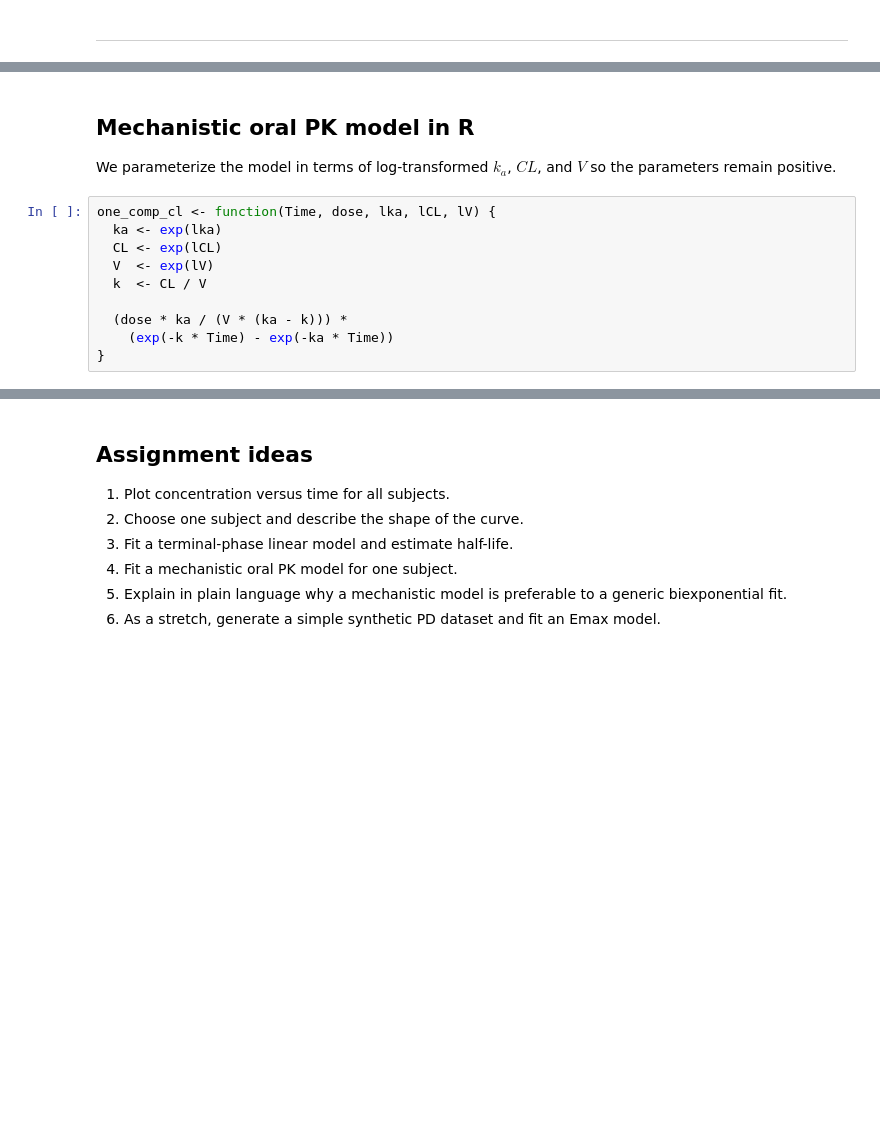
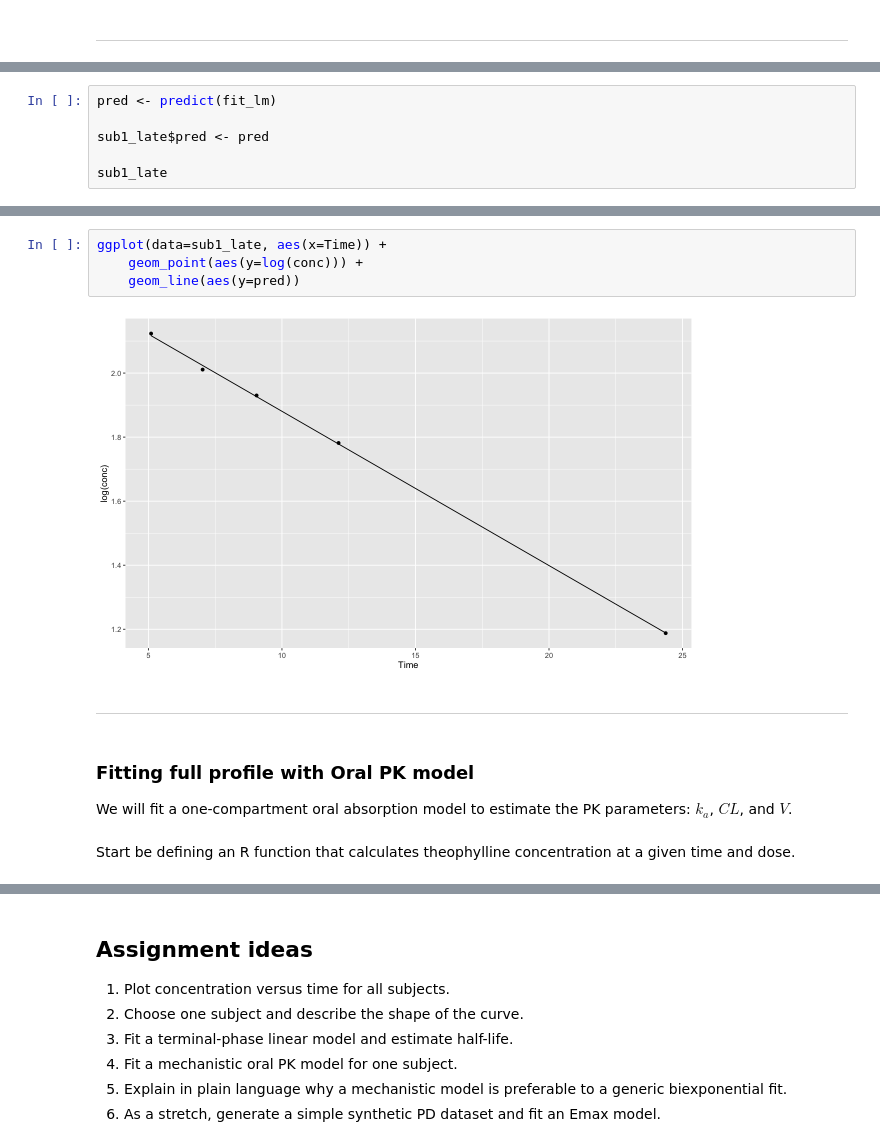
Before and after one commit to aelmokadem/uconn-systems-biology-fall2026, a Jupyter notebook: pkpd-lecture.ipynb, the cells around one changed output, grey strips where cells are left out. Cells and saved outputs as stored; diff of their text form; blank space fills up the shorter version.

```diff
--- a/pkpd-lecture.ipynb
+++ b/pkpd-lecture.ipynb
@@ -169,0 +214,6 @@ F-statistic:  6928 on 1 and 3 DF,  p-value: 3.823e-06
+# %%
+pred <- predict(fit_lm)
+
+sub1_late$pred <- pred
+
+sub1_late
@@ -170,14 +229,14 @@ F-statistic:  6928 on 1 and 3 DF,  p-value: 3.823e-06
+# %%
+ggplot(data=sub1_late, aes(x=Time)) +
+    geom_point(aes(y=log(conc))) +
+    geom_line(aes(y=pred))
+# %% [output]
+[figure, added]
+# %% [markdown]
+---
 # %% [markdown]
-## Mechanistic oral PK model in R
+### Fitting full profile with Oral PK model
 
-We parameterize the model in terms of log-transformed $k_a$, $CL$, and $V$ so the parameters remain positive.
+We will fit a one-compartment oral absorption model to estimate the PK parameters: $k_a$, $CL$, and $V$.
-# %%
-one_comp_cl <- function(Time, dose, lka, lCL, lV) {
-  ka <- exp(lka)
-  CL <- exp(lCL)
-  V  <- exp(lV)
-  k  <- CL / V
-
-  (dose * ka / (V * (ka - k))) *
-    (exp(-k * Time) - exp(-ka * Time))
-}
+# %% [markdown]
+Start be defining an R function that calculates theophylline concentration at a given time and dose.
```
Also changed, not shown: parts of 41 cells of this notebook, 6 other files.
